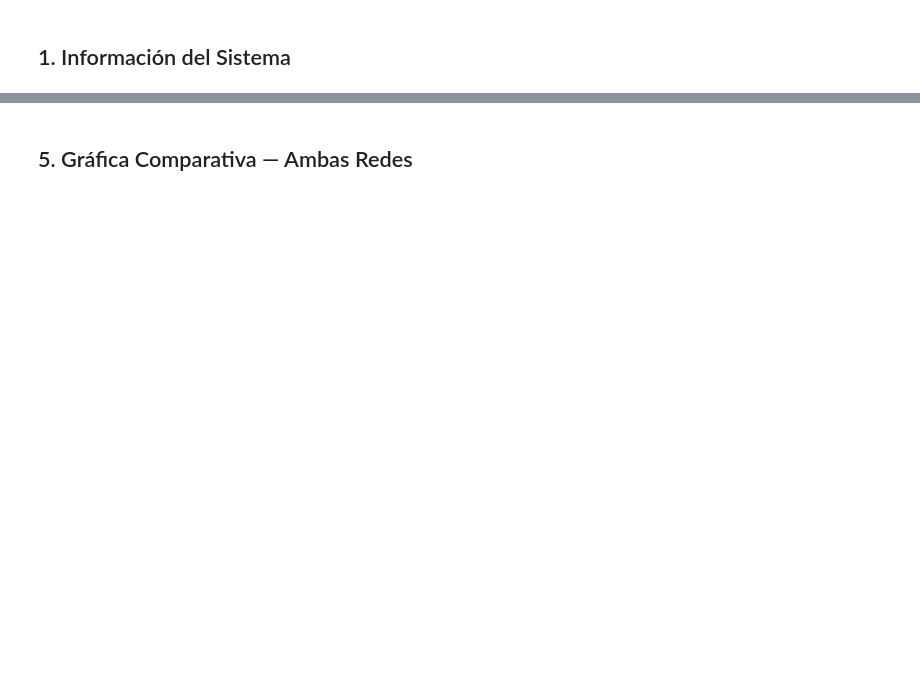
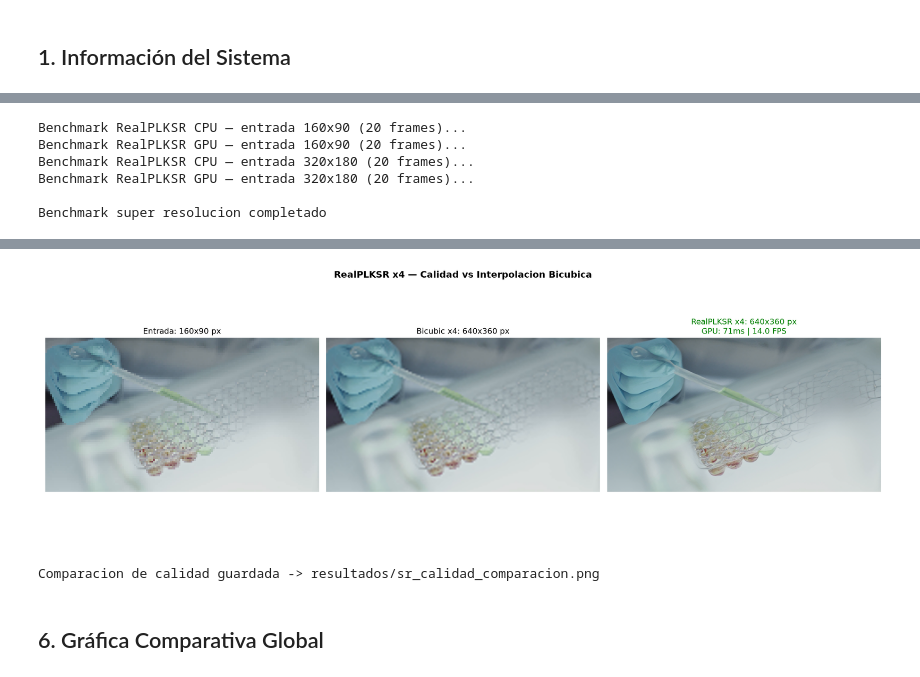
Before and after one commit to jordyromero03/ClasificacionObjetosYOLO, a Jupyter notebook: Parte1B/Parte1B_YOLOv12_SuperResolucion.ipynb, the cells around one changed output, grey strips where cells are left out. Drawn from its saved outputs; the diff is of its cells as text; code cells hidden in the pictures; blank space fills up the shorter version.

```diff
--- a/Parte1B/Parte1B_YOLOv12_SuperResolucion.ipynb
+++ b/Parte1B/Parte1B_YOLOv12_SuperResolucion.ipynb
@@ -207,0 +151,9 @@ else:
+# %%
+yolo_results = {}
+for name, path in YOLO_MODELS.items():
+    print(f'Benchmark {name} CPU (100 frames)...')
+    yolo_results[f'{name}_cpu'] = benchmark_yolo(name, path, VIDEO_PATH, 'cpu')
+    print(f'Benchmark {name} GPU (100 frames)...')
+    yolo_results[f'{name}_gpu'] = benchmark_yolo(name, path, VIDEO_PATH, 0)
+
+print('\nBenchmark deteccion completado')
@@ -289,0 +382,63 @@ print('Resultado guardado -> resultados/esrgan_resultado.png')
+# %%
+sr_results = {}
+for size_label, input_size in [('160x90', (160, 90)), ('320x180', (320, 180))]:
+    print(f'Benchmark RealPLKSR CPU — entrada {size_label} (20 frames)...')
+    sr_results[f'cpu_{size_label}'] = benchmark_sr(MODEL_SR, VIDEO_PATH, 'cpu', input_size=input_size)
+    print(f'Benchmark RealPLKSR GPU — entrada {size_label} (20 frames)...')
+    sr_results[f'gpu_{size_label}'] = benchmark_sr(MODEL_SR, VIDEO_PATH, 'cuda', input_size=input_size)
+
+print('\nBenchmark super resolucion completado')
+# %% [output]
+Benchmark RealPLKSR CPU — entrada 160x90 (20 frames)...
+Benchmark RealPLKSR GPU — entrada 160x90 (20 frames)...
+Benchmark RealPLKSR CPU — entrada 320x180 (20 frames)...
+Benchmark RealPLKSR GPU — entrada 320x180 (20 frames)...
+
+Benchmark super resolucion completado
+# %%
+print('=' * 68)
+print('  RealPLKSR x4 — Super Resolucion GPU vs CPU (dos resoluciones)')
+print('=' * 68)
+print(f"{'Device':<6} {'Entrada':>10} {'FPS':>8} {'ms/frame':>10} {'RAM GB':>8} {'VRAM GB':>8}")
+print('-' * 68)
+for size_label in ['160x90', '320x180']:
+    for dev in ['cpu', 'gpu']:
+        r = sr_results[f'{dev}_{size_label}']
+        vram_str = f"{r['vram_gb']:.2f}" if dev == 'gpu' else 'N/A'
+        print(f"{r['device']:<6} {size_label:>10} {r['fps']:>8.2f} {r['avg_ms']:>10.1f} {r['ram_gb']:>8.2f} {vram_str:>8}")
+    acc = sr_results[f'gpu_{size_label}']['fps'] / sr_results[f'cpu_{size_label}']['fps']
+    print(f"{'accel':>6} {size_label:>10} {acc:>7.1f}x")
+    print()
+print('=' * 68)
+
+# Verificar VRAM — la guia exige confirmar que la red no agota la VRAM
+vram_used = sr_results['gpu_160x90']['vram_gb']
+vram_total = torch.cuda.get_device_properties(0).total_memory / 1024**3
+print(f'\nVRAM usada por RealPLKSR: {vram_used:.2f} GB / {vram_total:.1f} GB disponibles ({vram_used/vram_total*100:.1f}%)')
+
+# Visualizacion calidad: entrada - bicubic - RealPLKSR
+r_ref = sr_results['gpu_160x90']
+h_out, w_out = r_ref['last_sr'].shape[:2]
+
+fig, axes = plt.subplots(1, 3, figsize=(18, 6))
+fig.suptitle('RealPLKSR x4 — Calidad vs Interpolacion Bicubica', fontsize=14, fontweight='bold')
+
+axes[0].imshow(cv2.cvtColor(r_ref['last_input'], cv2.COLOR_BGR2RGB))
+axes[0].set_title(f'Entrada: {r_ref["input_size"][0]}x{r_ref["input_size"][1]} px', fontsize=12)
+axes[0].axis('off')
+
+axes[1].imshow(cv2.cvtColor(r_ref['last_bicubic'], cv2.COLOR_BGR2RGB))
+axes[1].set_title(f'Bicubic x4: {w_out}x{h_out} px', fontsize=12)
+axes[1].axis('off')
+
+axes[2].imshow(cv2.cvtColor(r_ref['last_sr'], cv2.COLOR_BGR2RGB))
+axes[2].set_title(f'RealPLKSR x4: {w_out}x{h_out} px\nGPU: {r_ref["avg_ms"]:.0f}ms | {r_ref["fps"]:.1f} FPS',
+                  fontsize=12, color='green')
+axes[2].axis('off')
+
+plt.tight_layout()
+plt.savefig('resultados/sr_calidad_comparacion.png', dpi=150)
+plt.close()
+display(IPyImage('resultados/sr_calidad_comparacion.png'))
+print('Comparacion de calidad guardada -> resultados/sr_calidad_comparacion.png')
+# %% [output]
@@ -290,3 +461,5 @@ print('Resultado guardado -> resultados/esrgan_resultado.png')
+[figure, added]
+Comparacion de calidad guardada -> resultados/sr_calidad_comparacion.png
 # %% [markdown]
-## 5. Gráfica Comparativa — Ambas Redes
+## 6. Gráfica Comparativa Global
 # %%
```
Also changed, not shown: parts of 25 cells of this notebook, 29 other files.
